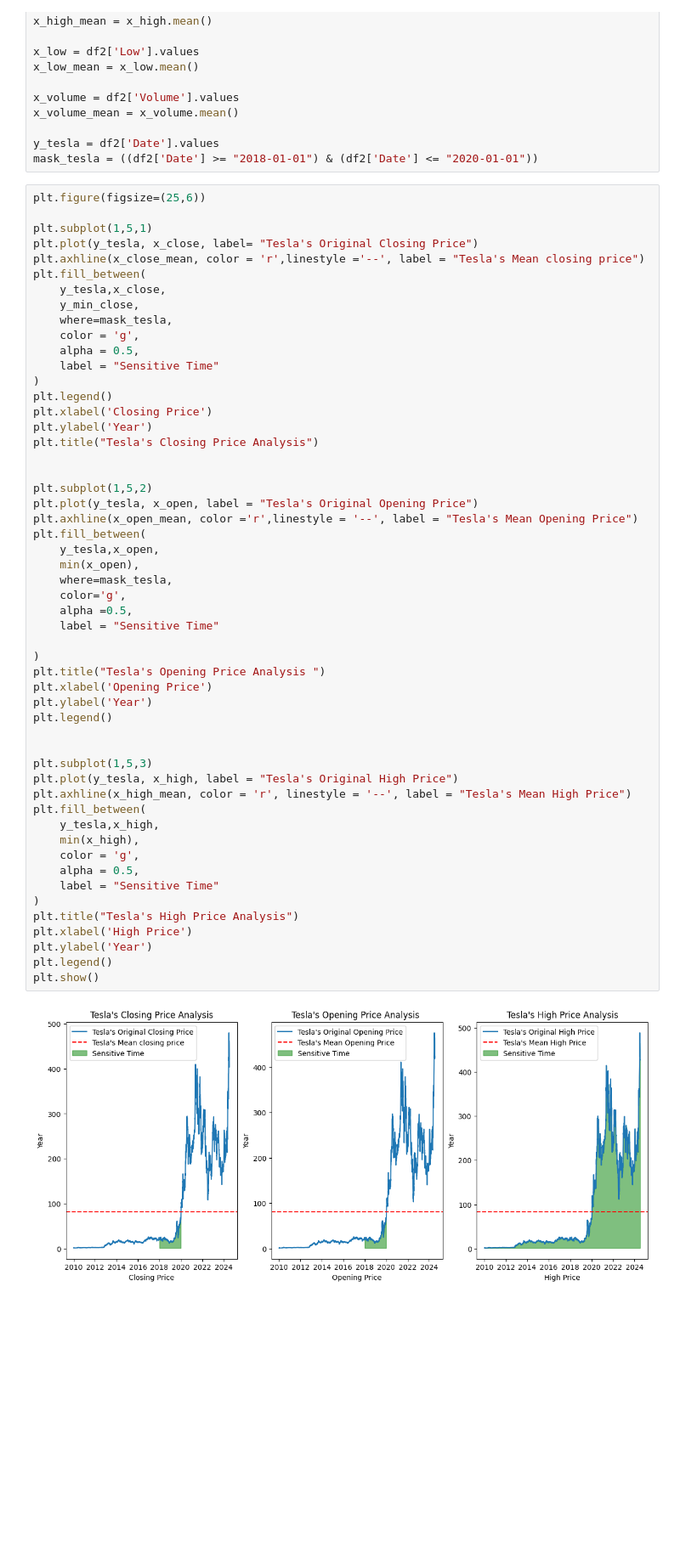
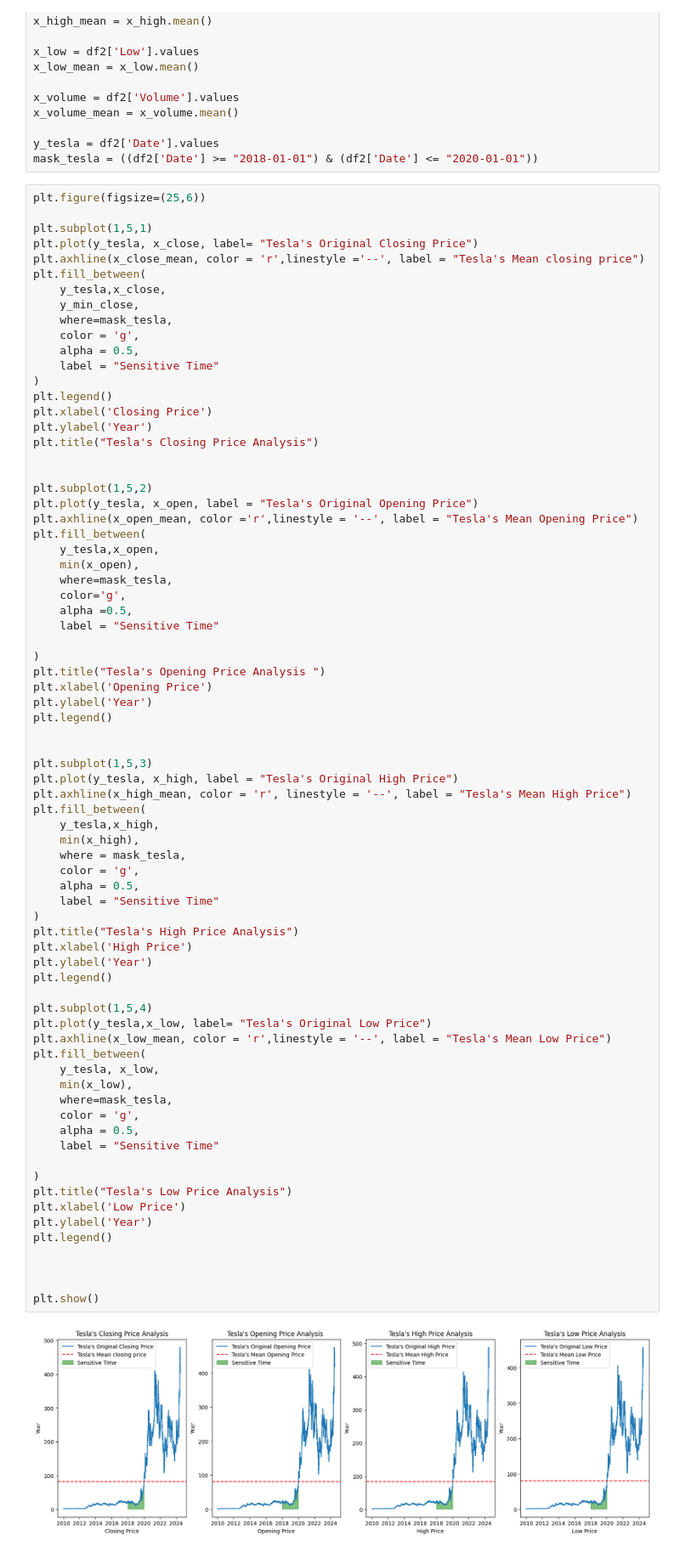
Before and after one commit to tanmaykumarchaki/AI-Driven-Market-Transformation-Analytics, a Jupyter notebook: ai-market-regime-shift-analysis/data_import.ipynb, the cells around one changed output. Shown at 85% size. Cells and saved outputs as stored; diff of their text form; blank space fills up the shorter version.

```diff
--- a/ai-market-regime-shift-analysis/data_import.ipynb
+++ b/ai-market-regime-shift-analysis/data_import.ipynb
@@ -312,31 +312,52 @@ plt.fill_between(
     y_tesla,x_open,
     min(x_open),
     where=mask_tesla,
     color='g',
     alpha =0.5,
     label = "Sensitive Time"
 
 )
 plt.title("Tesla's Opening Price Analysis ")
 plt.xlabel('Opening Price')
 plt.ylabel('Year')
 plt.legend()
 
 
 plt.subplot(1,5,3)
 plt.plot(y_tesla, x_high, label = "Tesla's Original High Price")
 plt.axhline(x_high_mean, color = 'r', linestyle = '--', label = "Tesla's Mean High Price")
 plt.fill_between(
     y_tesla,x_high,
     min(x_high),
+    where = mask_tesla,
     color = 'g',
     alpha = 0.5,
     label = "Sensitive Time"
 )
 plt.title("Tesla's High Price Analysis")
 plt.xlabel('High Price')
 plt.ylabel('Year')
 plt.legend()
+
+plt.subplot(1,5,4)
+plt.plot(y_tesla,x_low, label= "Tesla's Original Low Price")
+plt.axhline(x_low_mean, color = 'r',linestyle = '--', label = "Tesla's Mean Low Price")
+plt.fill_between(
+    y_tesla, x_low,
+    min(x_low),
+    where=mask_tesla,
+    color = 'g',
+    alpha = 0.5,
+    label = "Sensitive Time"
+
+)
+plt.title("Tesla's Low Price Analysis")
+plt.xlabel('Low Price')
+plt.ylabel('Year')
+plt.legend()
+
+
+
 plt.show()
 # %% [output]
-[figure, old version]
+[figure, new version]
```
